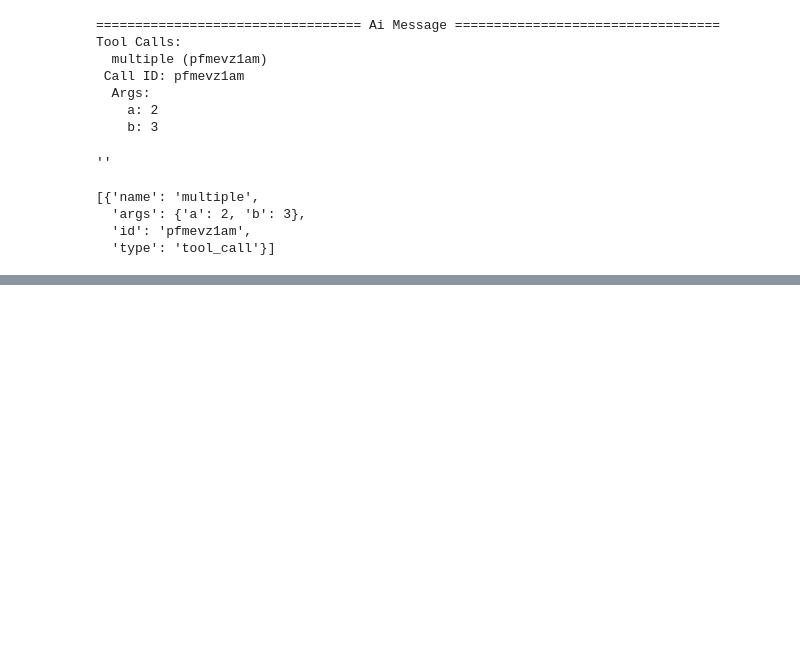
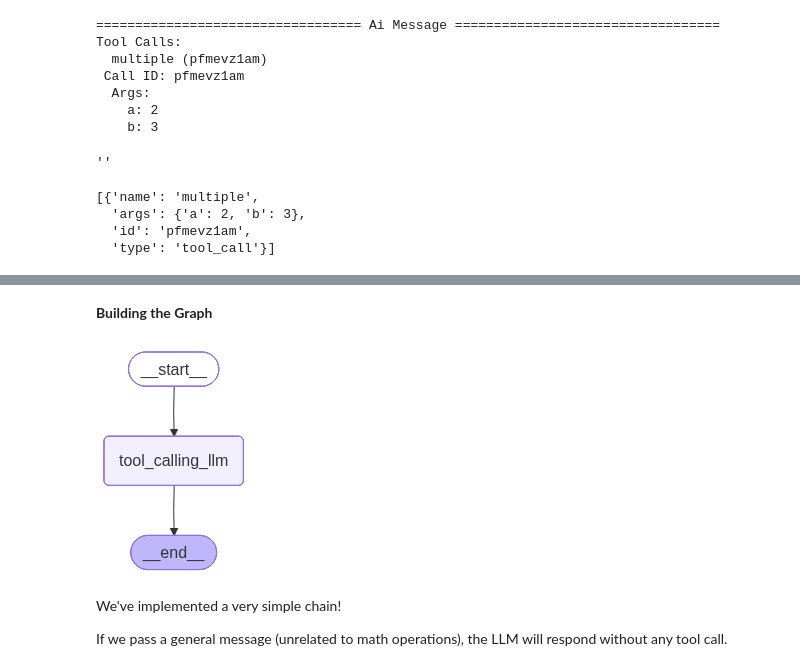
Before and after one commit to TahaDataAlchemy/LANGGRAPH-PRACTICE, a Jupyter notebook: LangGraph-Basics/langGraph.ipynb, the cells around one changed output, grey strips where cells are left out. Saved outputs shown, nothing was run; the diff lists cells and outputs as text; code cells hidden in the pictures; blank space fills up the shorter version.

```diff
--- a/LangGraph-Basics/langGraph.ipynb
+++ b/LangGraph-Basics/langGraph.ipynb
@@ -243,0 +254,29 @@ tool_call.tool_calls
+# %%
+from langgraph.graph import MessagesState
+
+class MessagesState(MessagesState):
+    pass
+# %% [markdown]
+**Building the Graph**
+# %%
+from IPython.display import Image, display
+from langgraph.graph import StateGraph,START,END
+
+def tool_calling_llm(state:MessagesState):
+    return {"messages":[llm_with_tools.invoke(state["messages"])]}
+
+builder = StateGraph(MessagesState)
+
+builder.add_node("tool_calling_llm", tool_calling_llm)
+builder.add_edge(START,"tool_calling_llm")
+builder.add_edge("tool_calling_llm",END)
+
+graph = builder.compile()
+
+display(Image(graph.get_graph().draw_mermaid_png()))
+# %% [output]
+[figure, added]
+# %% [markdown]
+We've implemented a very simple chain!
+
+If we pass a general message (unrelated to math operations), the LLM will respond without any tool call.
```
Also changed, not shown: parts of 9 cells of this notebook.
